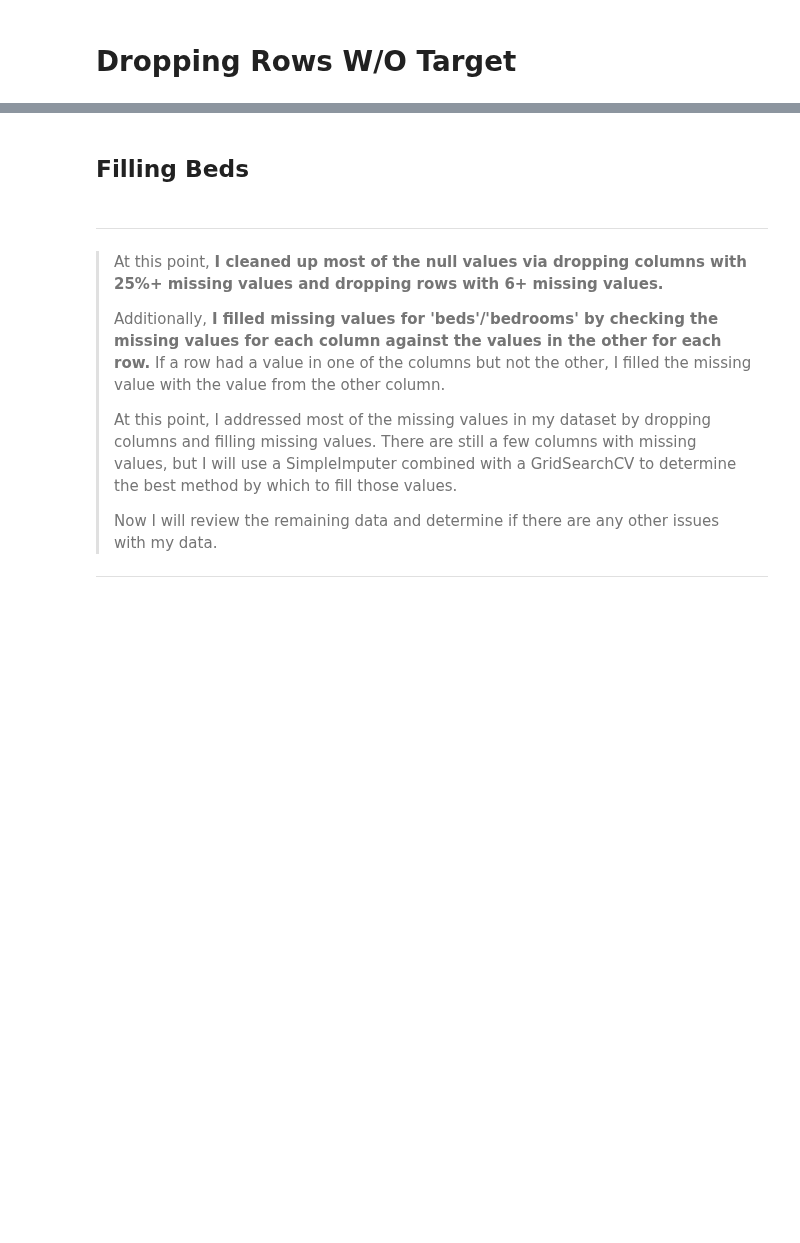
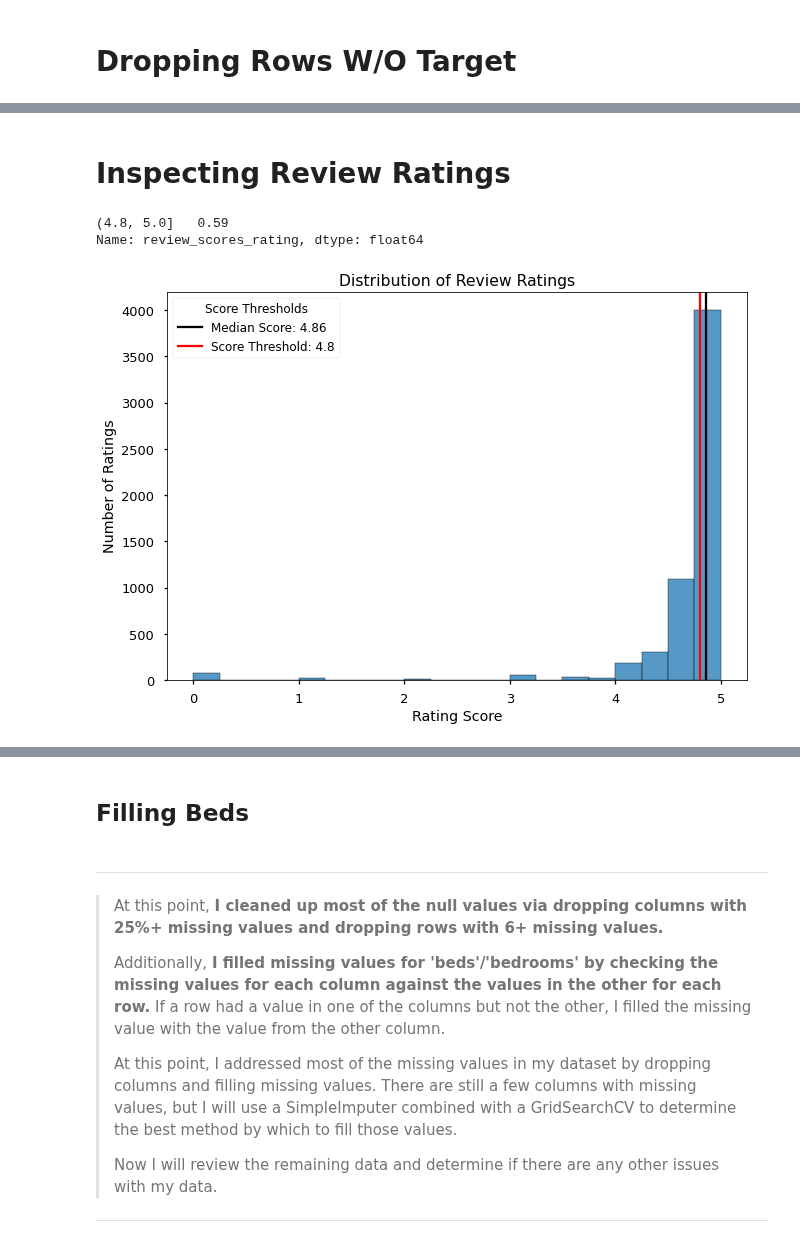
Before and after one commit to BenJMcCarty/Helping_Your_Hosts, a Jupyter notebook: Main.ipynb, the cells around one changed output, grey strips where cells are left out. Cells and saved outputs as stored; diff of their text form; code cells hidden in the pictures; blank space fills up the shorter version.

Commit message:
Updating threshold for ratings

```diff
--- a/Main.ipynb
+++ b/Main.ipynb
@@ -307,0 +509,26 @@ cf.report_df(df)
+# %% [markdown]
+# Inspecting Review Ratings
+# %%
+df['review_scores_rating'].value_counts(bins = 25, dropna=False, sort=False,
+                                        normalize=True)[-1:]
+# %% [output]
+(4.8, 5.0]   0.59
+Name: review_scores_rating, dtype: float64
+# %%
+## Visualizing the distribution of ratings
+
+ax = sns.histplot(data = data['review_scores_rating'], bins = 20)
+
+ax.set(title = 'Distribution of Review Ratings',
+       xlabel = 'Rating Score', ylabel = 'Number of Ratings')
+
+median = df['review_scores_rating'].median()
+
+ax.axvline(median, label = f'Median Score: {median}', color='k')
+
+ax.axvline(4.8, label = 'Score Threshold: 4.8', color='red')
+
+ax.legend(fontsize= 'large',title = 'Score Thresholds',
+          title_fontsize = 'large');
+# %% [output]
+[figure, added]
```
Also changed, not shown: parts of 48 cells of this notebook, 4 other files.
